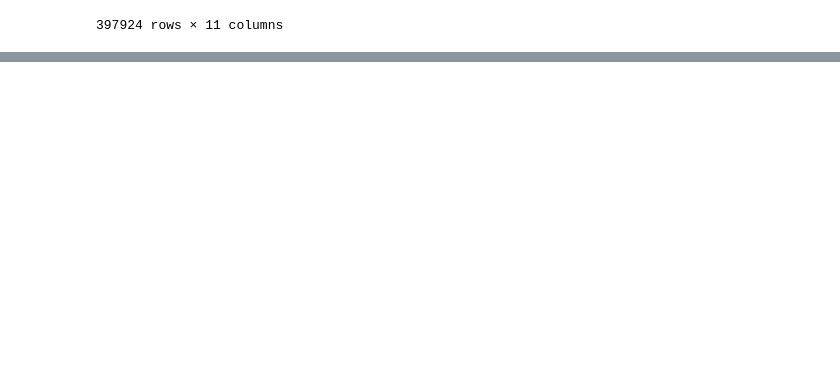
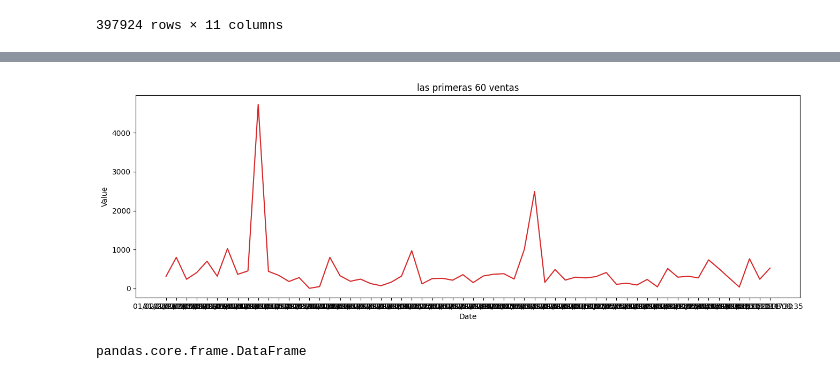
Before and after one commit to SBGuillermo/TFM-AnalisisComercio, a Jupyter notebook: Notebooks/6_Serie_Temporal.ipynb, the cells around one changed output, grey strips where cells are left out. Saved outputs shown, nothing was run; the diff lists cells and outputs as text; code cells hidden in the pictures; blank space fills up the shorter version.

```diff
--- a/Notebooks/6_Serie_Temporal.ipynb
+++ b/Notebooks/6_Serie_Temporal.ipynb
@@ -96,3 +97,6 @@ df
 df = df.drop(['Unnamed: 0','Unnamed: 0.1'], axis=1)
 # %%
 df = df.reset_index(drop=True)
+# %%
+TSdf= df[['PrecioTotal','InvoiceDate']]
+TSdf
@@ -98,0 +117,4 @@ df = df.reset_index(drop=True)
+# %%
+TSdf['InvoiceDate'] = pd.to_datetime(TSdf['InvoiceDate'])
+TSdf["hour"]=TSdf["InvoiceDate"].dt.strftime("%d/%m/%Y %H:%M")
+TSdf
@@ -98,0 +144,3 @@ df = df.reset_index(drop=True)
+# %%
+TSdf= TSdf.groupby('hour').sum().reset_index()
+TSdf
@@ -98,0 +161,12 @@ df = df.reset_index(drop=True)
+# %%
+import matplotlib.pyplot as plt
+
+def plot_df(df, x, y, title="", xlabel='Date', ylabel='Value', dpi=100):
+    plt.figure(figsize=(16,5), dpi=dpi)
+    plt.plot(x, y, color='tab:red')
+    plt.gca().set(title=title, xlabel=xlabel, ylabel=ylabel)
+    plt.show()
+
+plot_df(TSdf.iloc[:60], x=TSdf.iloc[:60,0].values, y=TSdf.iloc[:60,1].values, title='las primeras 60 ventas')
+# %% [output]
+[figure, added]
@@ -98,0 +186,4 @@ df = df.reset_index(drop=True)
+# %%
+type(df)
+# %% [output]
+pandas.core.frame.DataFrame
```
Also changed, not shown: parts of 8 cells of this notebook.
